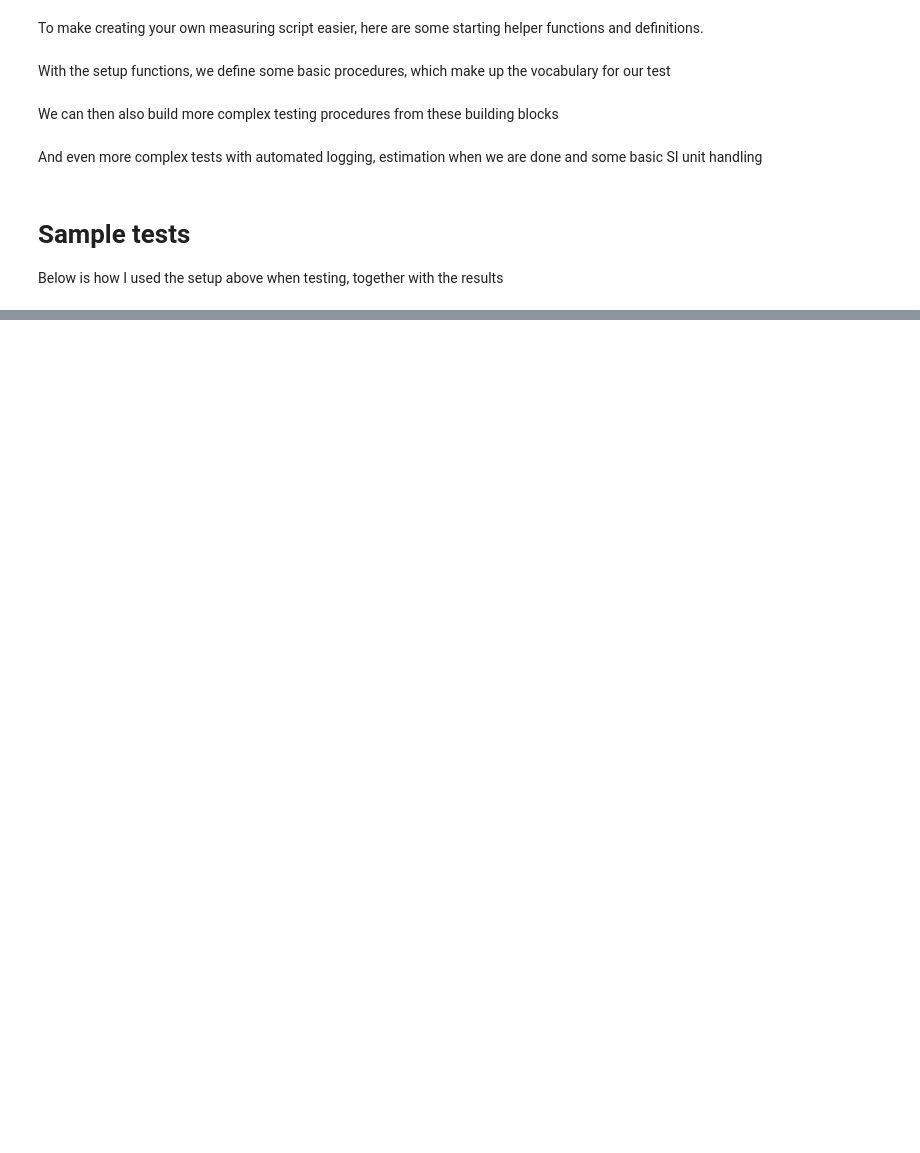
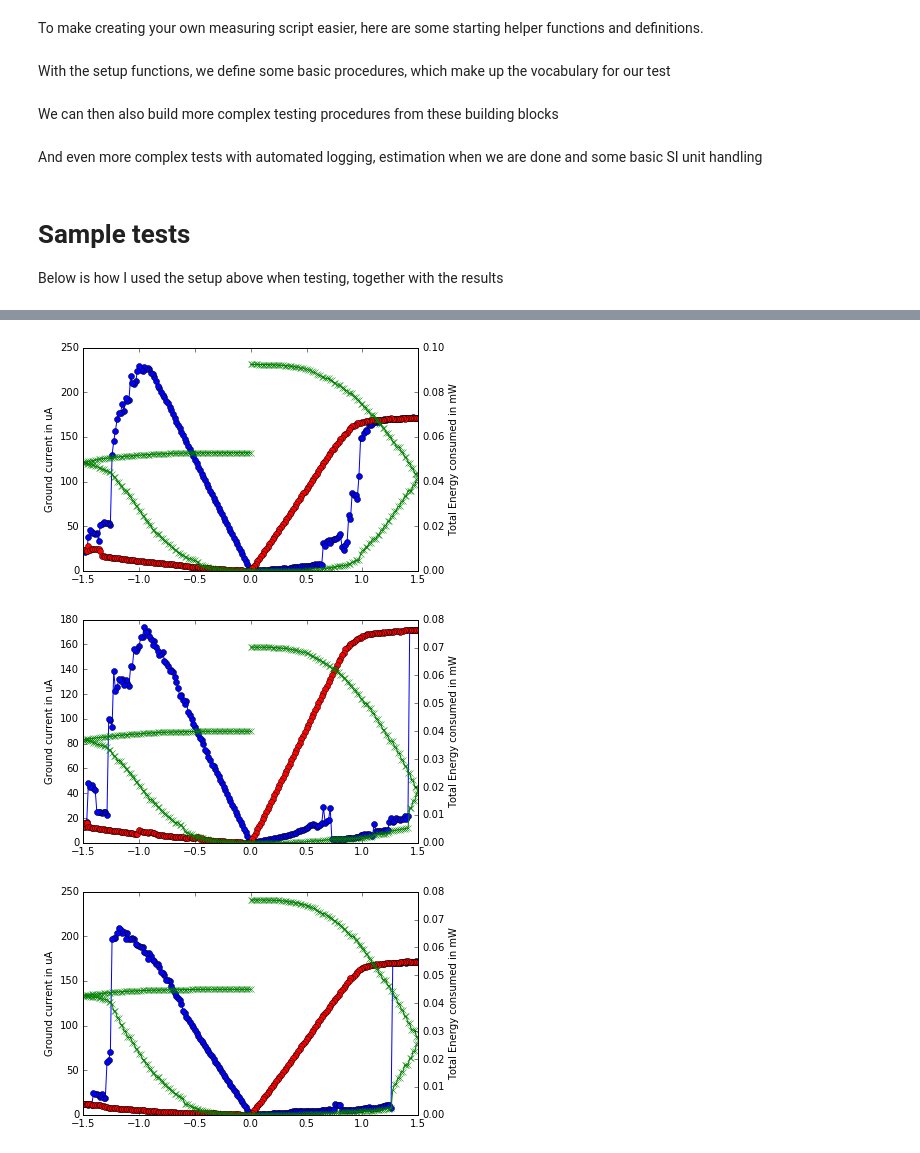
Before and after one commit to igor-krawczuk/agilentpyvisa, a Jupyter notebook: TestingToolbox.ipynb, the cells around one changed output, grey strips where cells are left out. Drawn from its saved outputs; the diff is of its cells as text; code cells hidden in the pictures; blank space fills up the shorter version.

```diff
--- a/TestingToolbox.ipynb
+++ b/TestingToolbox.ipynb
@@ -373,18 +344,0 @@ checkR()
-# %%
-iters=2
-for i in range(iters):
-    plt.figure()
-    plt.hold(True)
-    rt=reset_sweep(-1.5,100,5e-3, mrange=MeasureRanges_I.uA10_limited,gate=1.9)
-    print('Reset')
-    rt.to_csv("{}_reset{}_-1_5V.csv".format(
-            datetime.now().strftime('%Y-%m-%d_%H-%M-%S'),i)
-             )
-    print('HRS',checkR())
-    print('Set')
-    s=set_sweep(1.5,100,10e-3, mrange=MeasureRanges_I.uA10_limited,gate=1.9)
-    s.to_csv("{}_set{}_1V.csv".format(
-            datetime.now().strftime('%Y-%m-%d_%H-%M-%S'),i)
-            )
-    print('LRS',checkR())
-    plt.hold(False)
@@ -481,0 +362,50 @@ grps[['postSet',]].var().plot(figsize=[10,5])
+# %%
+perc = np.ones(3)
+iters= len(perc)
+pinches=[]
+sleep_between=1
+for i in range(iters):
+    fig,ax1 = plt.subplots()
+    ax2=ax1.twinx()
+    #plt.suptitle("Reset gate 1.9V, Set gate {}V".format(perc[i]*1.9))
+    plt.hold(True)
+    rgate = 1.9
+    rpeak=-1.5
+    rsteps=100
+    print('Reset with Peak {}V, {} steps, gate {}V'.format(rpeak, rsteps, rgate))
+    rt=reset_sweep(rpeak, rsteps,5e-3, mrange=MeasureRanges_I.uA10_limited,gate=rgate,plot=False)
+    rt=add_energy(rt)
+    rt.to_csv("{}_reset_gate{}_-1_5V.csv".format(
+            datetime.now().strftime('%Y-%m-%d_%H-%M-%S'),rgate)
+             )
+    plot_output(rt,fig=fig,ax1=ax1,ax2=ax2)
+
+    print('HRS',checkR())
+    time.sleep(sleep_between)
+    speak= 1.5
+    ssteps= 100
+    sgate= 1.9 * perc[i]
+    print('Set with Peak {}V, {} steps, gate {}V'.format(speak, ssteps, sgate))
+    s=set_sweep(speak,ssteps,10e-3, mrange=MeasureRanges_I.uA10_limited,gate=sgate,plot=False)
+    s=add_energy(s)
+    s.to_csv("{}_set_gate{}_1V.csv".format(
+            datetime.now().strftime('%Y-%m-%d_%H-%M-%S'),sgate)
+            )
+    plot_output(s,fig=fig,ax1=ax1,ax2=ax2)
+
+    print('LRS',checkR())
+    time.sleep(sleep_between)
+    #plt.yscale("log")
+    pinches.append((rt,s,rgate,sgate))
+
+frames=[]
+for rt,s,rgate,sgate in pinches:
+    rt['gateV']=[rgate]*len(rt.index)
+    rt['type']='reset'
+    s['gateV']=[sgate]*len(s.index)
+    s['type']='set'
+    frames.append(rt)
+    frames.append(s)
+frames = pd.concat(frames)
+frames.to_csv('{}_pinchrun.csv'.format(datetime.now().strftime('%Y-%m-%d_%H-%M-%S')))
+# %% [output]
@@ -481,0 +429,3 @@ grps[['postSet',]].var().plot(figsize=[10,5])
+[figure, added]
+[figure, added]
+[figure, added]
```
Also changed, not shown: parts of 27 cells of this notebook, 5 other files.
